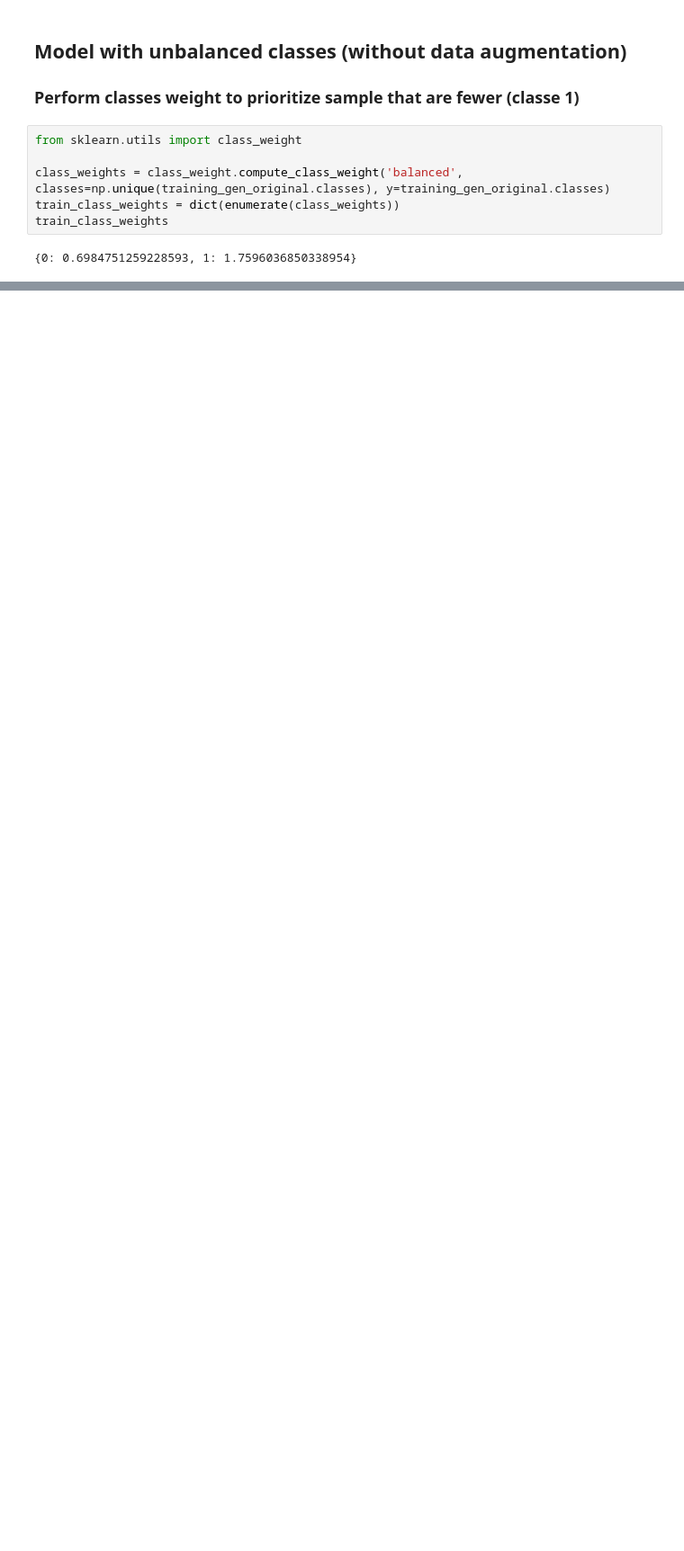
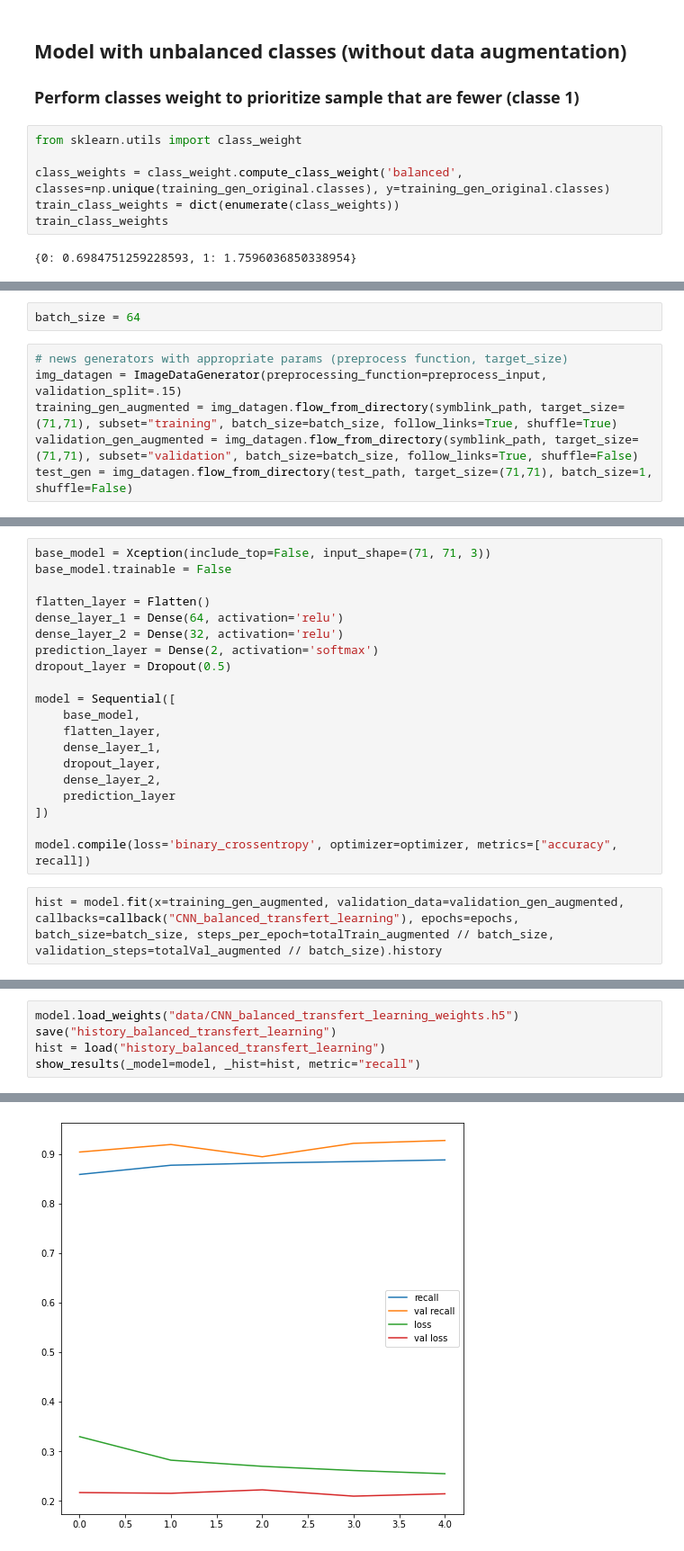
Before and after one commit to eltarr-kawther/Breast-cancer-classification, a Jupyter notebook: models.ipynb, the cells around one changed output, grey strips where cells are left out. Shown: that part at 90% size. Cells and saved outputs as stored; diff of their text form; blank space fills up the shorter version.

```diff
--- a/models.ipynb
+++ b/models.ipynb
@@ -204,0 +198,8 @@ weighted avg       0.59      0.60      0.60    110794
+# %%
+batch_size = 64
+# %%
+# news generators with appropriate params (preprocess function, target_size)
+img_datagen = ImageDataGenerator(preprocessing_function=preprocess_input, validation_split=.15)
+training_gen_augmented = img_datagen.flow_from_directory(symblink_path, target_size=(71,71), subset="training", batch_size=batch_size, follow_links=True, shuffle=True)
+validation_gen_augmented = img_datagen.flow_from_directory(symblink_path, target_size=(71,71), subset="validation", batch_size=batch_size, follow_links=True, shuffle=False)
+test_gen = img_datagen.flow_from_directory(test_path, target_size=(71,71), batch_size=1, shuffle=False)
@@ -204,0 +210,22 @@ weighted avg       0.59      0.60      0.60    110794
+# %%
+base_model = Xception(include_top=False, input_shape=(71, 71, 3))
+base_model.trainable = False
+
+flatten_layer = Flatten()
+dense_layer_1 = Dense(64, activation='relu')
+dense_layer_2 = Dense(32, activation='relu')
+prediction_layer = Dense(2, activation='softmax')
+dropout_layer = Dropout(0.5)
+
+model = Sequential([
+    base_model,
+    flatten_layer,
+    dense_layer_1,
+    dropout_layer,
+    dense_layer_2,
+    prediction_layer
+])
+
+model.compile(loss='binary_crossentropy', optimizer=optimizer, metrics=["accuracy", recall])
+# %%
+hist = model.fit(x=training_gen_augmented, validation_data=validation_gen_augmented, callbacks=callback("CNN_balanced_transfert_learning"), epochs=epochs, batch_size=batch_size, steps_per_epoch=totalTrain_augmented // batch_size, validation_steps=totalVal_augmented // batch_size).history
@@ -204,0 +243,6 @@ weighted avg       0.59      0.60      0.60    110794
+# %%
+model.load_weights("data/CNN_balanced_transfert_learning_weights.h5")
+save("history_balanced_transfert_learning")
+hist = load("history_balanced_transfert_learning")
+show_results(_model=model, _hist=hist, metric="recall")
+# %% [output]
@@ -204,0 +257 @@ weighted avg       0.59      0.60      0.60    110794
+[figure, added]
```
Also changed, not shown: parts of 21 cells of this notebook, 8 other files.
